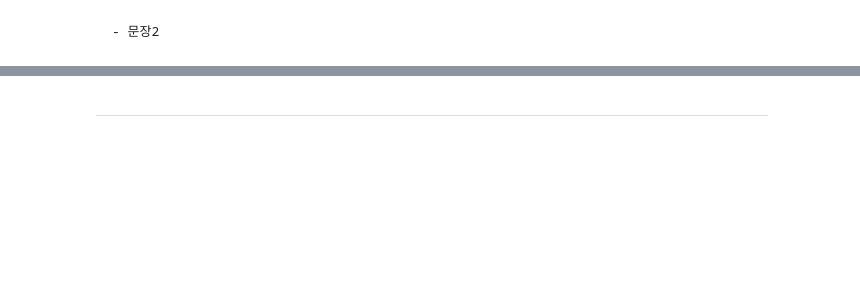
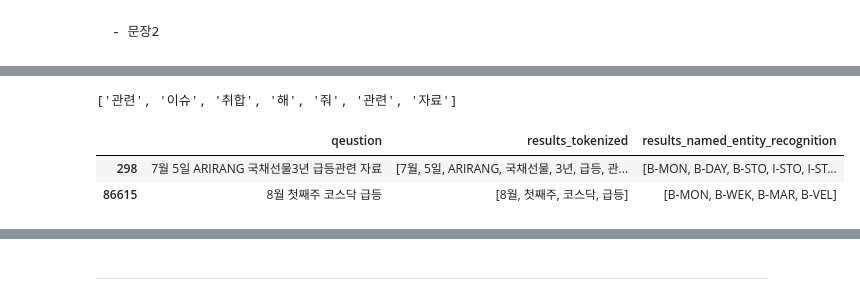
Before and after one commit to mwithgod3952/jh_Natural_language_processing, a Jupyter notebook: 챗봇_Demo.ipynb, the cells around one changed output, grey strips where cells are left out. Drawn from its saved outputs; the diff is of its cells as text; code cells hidden in the pictures; blank space fills up the shorter version.

```diff
--- a/챗봇_Demo.ipynb
+++ b/챗봇_Demo.ipynb
@@ -389,0 +384,12 @@ question_invest_info_2()
+# %%
+q_invest_3_sample = ['11월 17일 3S 상승관련 이슈 취합해줘',
+                     '11월 17일 3S 상승관련 자료',
+                     '11월 첫째주 3S 상승']
+samples_tokenized_invest_q3 = []
+for q in q_invest_3_sample:
+  samples_tokenized_invest_q3.append(mecab.morphs(q))
+
+remove_object_name_f_se3 = [X for sublist in samples_tokenized_invest_q3 for X in sublist if X != '11월' and X != '17일' and X != '3S' and X != '상승' and X != '첫째주']
+remove_object_name_f_se3
+# %% [output]
+['관련', '이슈', '취합', '해', '줘', '관련', '자료']
@@ -389,0 +438,11 @@ question_invest_info_2()
+# %%
+q_df_invest_info_3 = pd.DataFrame()
+q_df_invest_info_3['qeustion'] = invest_info_3
+q_df_invest_info_3['results_tokenized'] = tokenized_sequences
+q_df_invest_info_3['results_named_entity_recognition'] = label_sequences
+# %%
+q_df_invest_info_3.iloc[np.r_[298:299, len(q_df_invest_info_3)-1:len(q_df_invest_info_3)],:]
+# %% [output]
+|  | qeustion | results_tokenized | results_named_entity_recognition |
+| 298 | 7월 5일 ARIRANG 국채선물3년 급등관련 자료 | [7월, 5일, ARIRANG, 국채선물, 3년, 급등, 관... | [B-MON, B-DAY, B-STO, I-STO, I-ST... |
+| 86615 | 8월 첫째주 코스닥 급등 | [8월, 첫째주, 코스닥, 급등] | [B-MON, B-WEK, B-MAR, B-VEL] |
```
Also changed, not shown: parts of 33 cells of this notebook.
